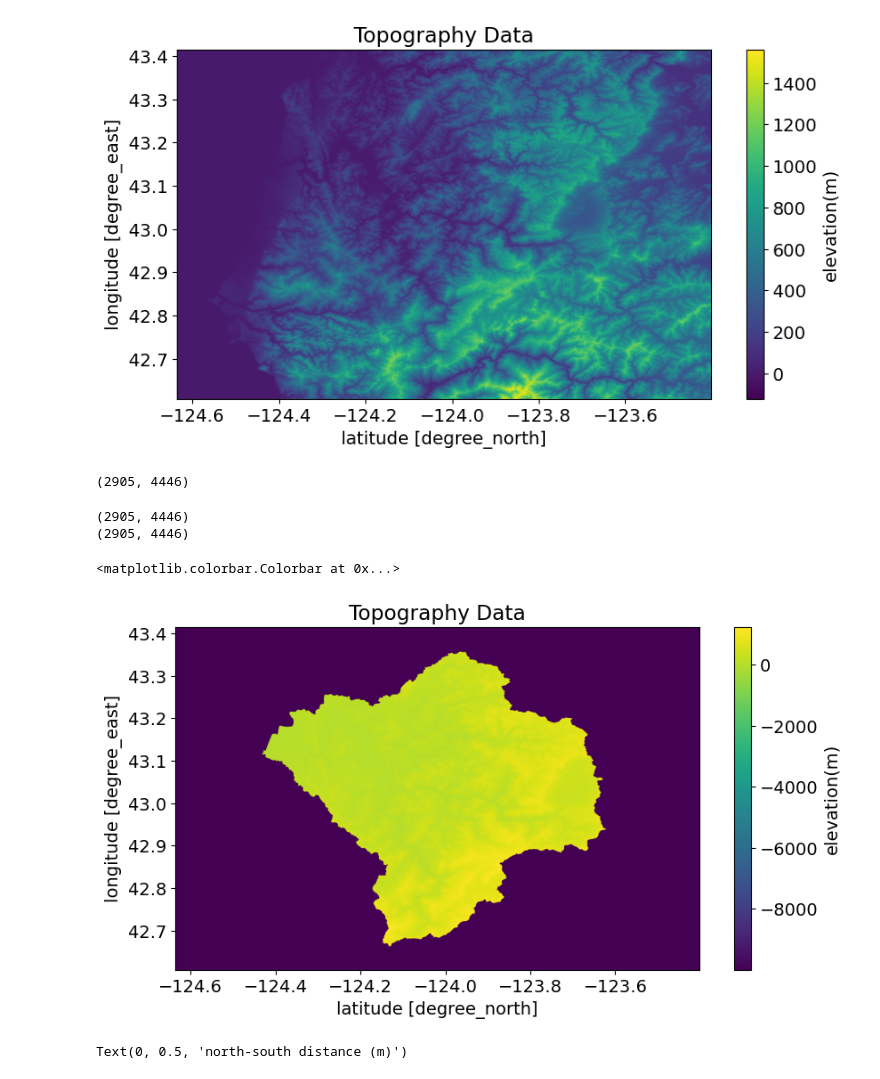
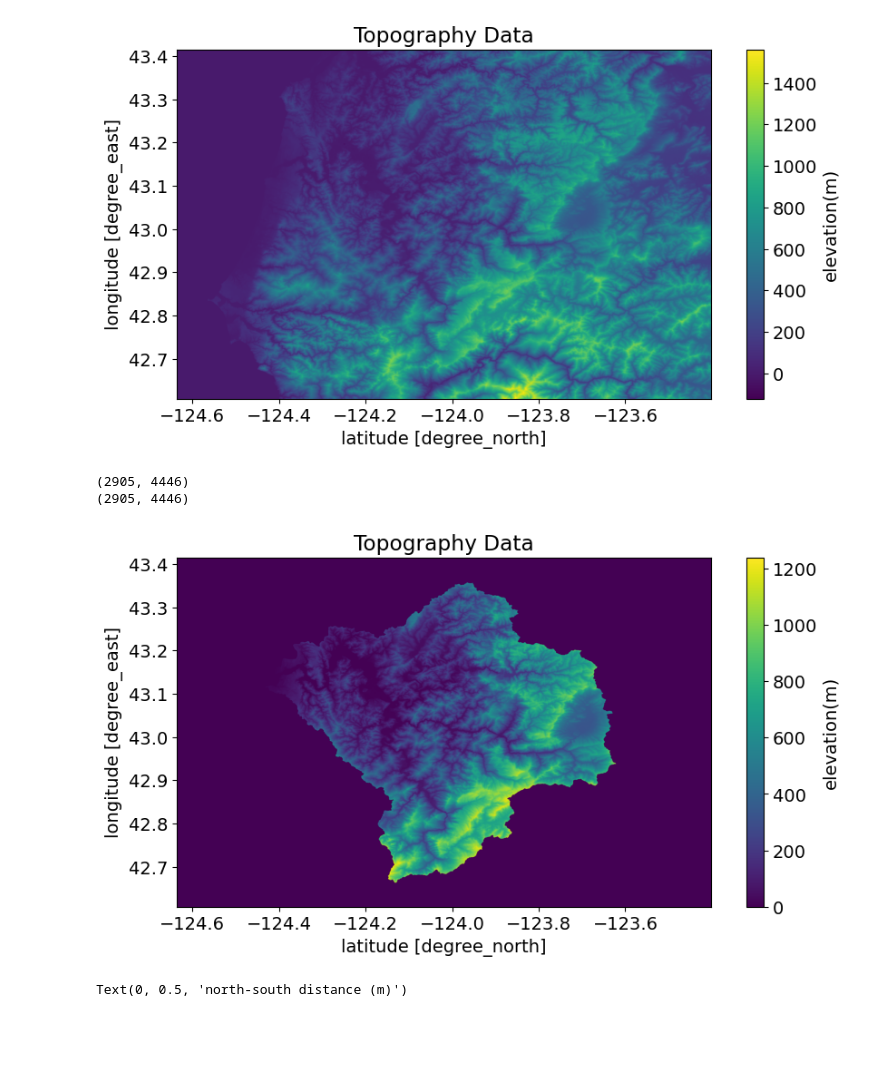
Before and after one commit to csdms-espin/coastal2025, a Jupyter notebook: data/hydrotrend/hydrotrend-data-prep.ipynb, the cells around one changed output. Cells and saved outputs as stored; diff of their text form; code cells hidden in the pictures; blank space fills up the shorter version.

Commit message:
Make topography png

```diff
--- a/intermediate_notebooks/hydrotrend-data-prep.ipynb
+++ b/data/hydrotrend/hydrotrend-data-prep.ipynb
@@ -3,9 +32,9 @@ import geopandas as gpd
 # %%
 # Replace with your file path
-gdf = gpd.read_file("Oregon_Watersheds%3A_10_Digit_Hydrologic_Units_(2024).geojson")
+gdf = gpd.read_file("../data/hydrotrend/Oregon_Watersheds%3A_10_Digit_Hydrologic_Units_(2024).geojson")
 
 # View the first few rows
-print(gdf.head())
+# print(gdf.head())
 
 # Plot the geometries (optional)
 gdf.plot()
@@ -154,8 +123,4 @@ fig.colorbar(im,label='elevation(m)')
 # %% [output]
 <matplotlib.colorbar.Colorbar at 0x...>
 [figure]
-# %%
-dem_data_2D.shape
-# %% [output]
-(2905, 4446)
 # %%
@@ -195,25 +156,26 @@ print(topo_masked.shape)
 # %%
 dem_data = np.array(topo_masked.flatten())
 dem_data_2D = dem_data.reshape(dem_grid_shape)
 
 # get X, Y extent for plot
 min_y, min_x = dem_grid_origin
 max_y = min_y + dem_grid_spacing[0]*(dem_grid_shape[0]-1)
 max_x = min_x + dem_grid_spacing[1]*(dem_grid_shape[1]-1)
 dy = dem_grid_spacing[0]/2
 dx = dem_grid_spacing[1]/2
 dem_extent = [min_x - dx, max_x + dx, min_y - dy, max_y + dy]
 
 # plot DEM data
 fig, ax = plt.subplots(1,1,figsize=(10,5))
-im = ax.imshow(dem_data_2D, extent=dem_extent)
+im = ax.imshow(dem_data_2D, extent=dem_extent, clim=[0,np.max(dem_data)])
 ax.title.set_text('Topography Data')
 ax.set_xlabel('latitude [degree_north]')
 ax.set_ylabel('longitude [degree_east]')
 fig.colorbar(im,label='elevation(m)')
+
+plt.savefig('coquille_watershed_topography.png', dpi=300)
 # %% [output]
-<matplotlib.colorbar.Colorbar at 0x...>
-[figure, old version]
+[figure, new version]
 # %%
 # set up raster model grid
 model_grid = RasterModelGrid(dem_grid_shape, xy_spacing=30)
```
Also changed, not shown: parts of 7 cells of this notebook, 2 other files.
